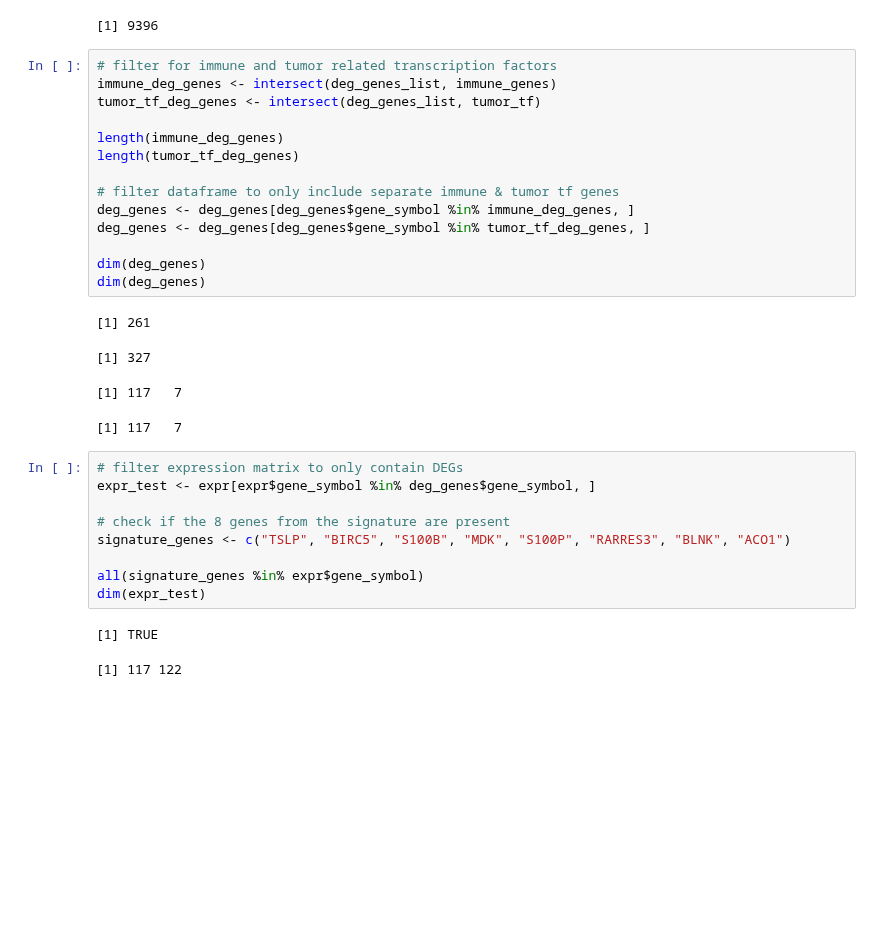
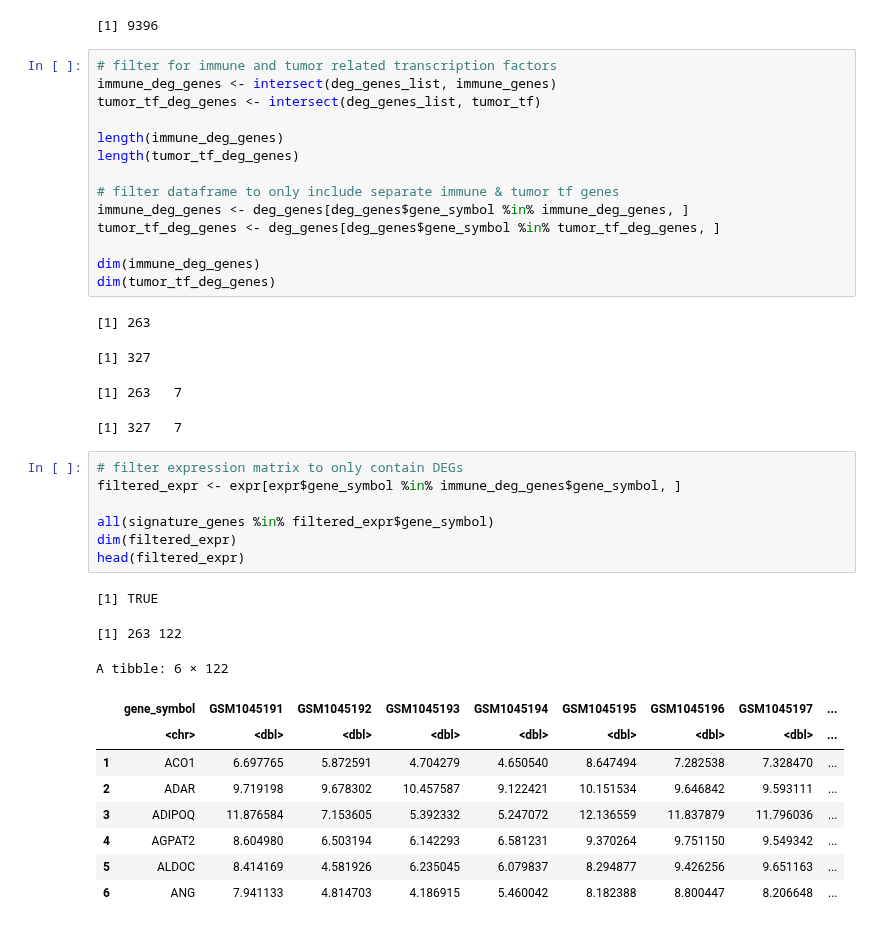
Before and after one commit to ramyap06/KongLab-ImmuneMLSurvivalAnalysis, a Jupyter notebook: src/deg_analysis.ipynb, the cells around one changed output. Drawn from its saved outputs; the diff is of its cells as text; blank space fills up the shorter version.

```diff
--- a/src/deg_analysis.ipynb
+++ b/src/deg_analysis.ipynb
@@ -200,25 +204,32 @@ length(immune_deg_genes)
 length(tumor_tf_deg_genes)
 
 # filter dataframe to only include separate immune & tumor tf genes
-deg_genes <- deg_genes[deg_genes$gene_symbol %in% immune_deg_genes, ]
-deg_genes <- deg_genes[deg_genes$gene_symbol %in% tumor_tf_deg_genes, ]
+immune_deg_genes <- deg_genes[deg_genes$gene_symbol %in% immune_deg_genes, ]
+tumor_tf_deg_genes <- deg_genes[deg_genes$gene_symbol %in% tumor_tf_deg_genes, ]
 
-dim(deg_genes)
-dim(deg_genes)
+dim(immune_deg_genes)
+dim(tumor_tf_deg_genes)
 # %% [output]
-[1] 261
+[1] 263
 [1] 327
-[1] 117   7
+[1] 263   7
-[1] 117   7
+[1] 327   7
 # %%
 # filter expression matrix to only contain DEGs
-expr_test <- expr[expr$gene_symbol %in% deg_genes$gene_symbol, ]
+filtered_expr <- expr[expr$gene_symbol %in% immune_deg_genes$gene_symbol, ]
 
-# check if the 8 genes from the signature are present
-signature_genes <- c("TSLP", "BIRC5", "S100B", "MDK", "S100P", "RARRES3", "BLNK", "ACO1")
-
-all(signature_genes %in% expr$gene_symbol)
-dim(expr_test)
+all(signature_genes %in% filtered_expr$gene_symbol)
+dim(filtered_expr)
+head(filtered_expr)
 # %% [output]
 [1] TRUE
-[1] 117 122
+[1] 263 122
+A tibble: 6 × 122
+|  | gene_symbol | GSM1045191 | GSM1045192 | GSM1045193 | GSM1045194 | GSM1045195 | GSM1045196 | GSM1045197 | ... |
+|  | <chr> | <dbl> | <dbl> | <dbl> | <dbl> | <dbl> | <dbl> | <dbl> | ... |
+| 1 | ACO1 | 6.697765 | 5.872591 | 4.704279 | 4.650540 | 8.647494 | 7.282538 | 7.328470 | ... |
+| 2 | ADAR | 9.719198 | 9.678302 | 10.457587 | 9.122421 | 10.151534 | 9.646842 | 9.593111 | ... |
+| 3 | ADIPOQ | 11.876584 | 7.153605 | 5.392332 | 5.247072 | 12.136559 | 11.837879 | 11.796036 | ... |
+| 4 | AGPAT2 | 8.604980 | 6.503194 | 6.142293 | 6.581231 | 9.370264 | 9.751150 | 9.549342 | ... |
+| 5 | ALDOC | 8.414169 | 4.581926 | 6.235045 | 6.079837 | 8.294877 | 9.426256 | 9.651163 | ... |
+| 6 | ANG | 7.941133 | 4.814703 | 4.186915 | 5.460042 | 8.182388 | 8.800447 | 8.206648 | ... |
```
Also changed, not shown: parts of 4 cells of this notebook, 11 other files.
